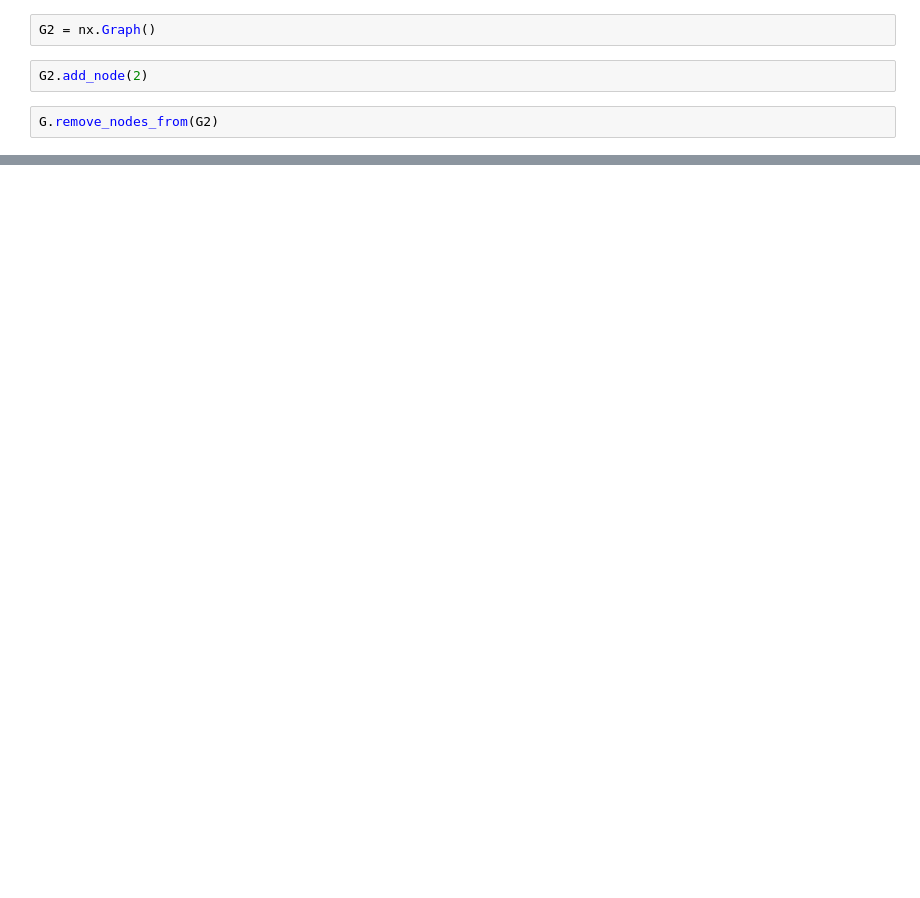
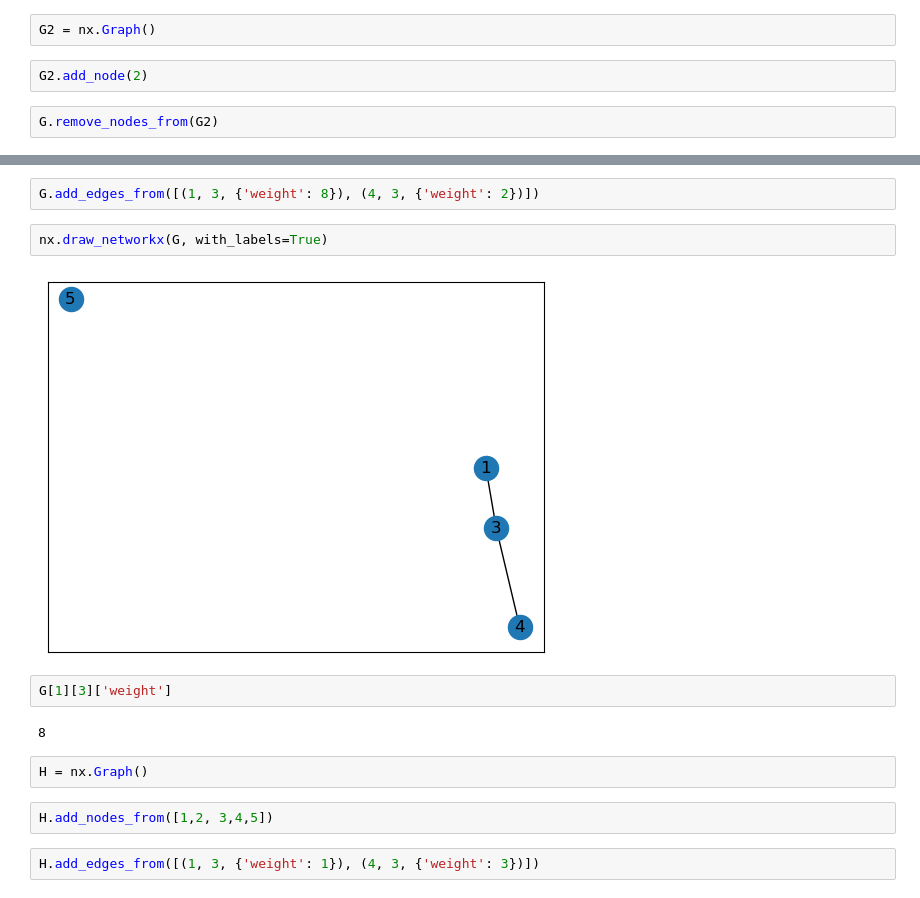
Before and after one commit to minghl/Link-Prediction-Matser-Project, a Jupyter notebook: test.ipynb, the cells around one changed output, grey strips where cells are left out. Drawn from its saved outputs; the diff is of its cells as text; blank space fills up the shorter version.

```diff
--- a/test.ipynb
+++ b/test.ipynb
@@ -55,0 +56,16 @@ nx.draw_networkx(G, with_labels=True)
+# %%
+G.add_edges_from([(1, 3, {'weight': 8}), (4, 3, {'weight': 2})])
+# %%
+nx.draw_networkx(G, with_labels=True)
+# %% [output]
+[figure, added]
+# %%
+G[1][3]['weight']
+# %% [output]
+8
+# %%
+H = nx.Graph()
+# %%
+H.add_nodes_from([1,2, 3,4,5])
+# %%
+H.add_edges_from([(1, 3, {'weight': 1}), (4, 3, {'weight': 3})])
```
Also changed, not shown: parts of 8 cells of this notebook, 3 other files.
